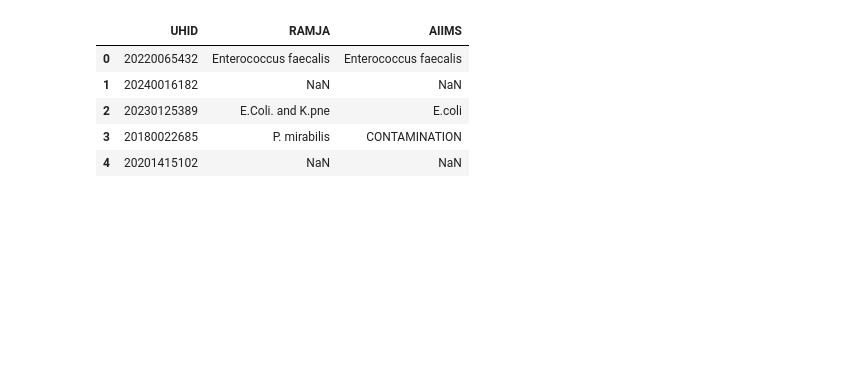
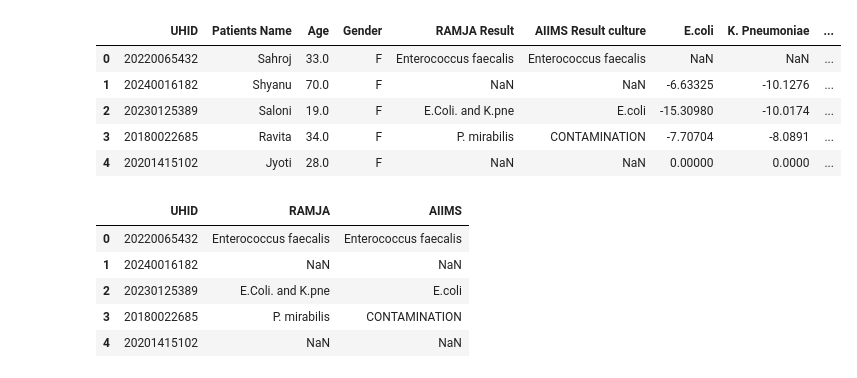
Before and after one commit to neeliit/DiagnosticsPy, a Jupyter notebook: comparision.ipynb, the cells around one changed output. Saved outputs shown, nothing was run; the diff lists cells and outputs as text; code cells hidden in the pictures; blank space fills up the shorter version.

```diff
--- a/comparision.ipynb
+++ b/comparision.ipynb
@@ -3,4 +3,14 @@ import pandas as pd
 import numpy as np
 pd.set_option('display.max_rows', None)
 pd.set_option('display.max_columns', None)
+# %%
+dataset = pd.read_excel("RAWLOT1.xlsx")
+dataset.head()
+# %% [output]
+|  | UHID | Patients Name | Age | Gender | RAMJA Result | AIIMS Result culture | E.coli | K. Pneumoniae | ... |
+| 0 | 20220065432 | Sahroj | 33.0 | F | Enterococcus faecalis | Enterococcus faecalis | NaN | NaN | ... |
+| 1 | 20240016182 | Shyanu | 70.0 | F | NaN | NaN | -6.63325 | -10.1276 | ... |
+| 2 | 20230125389 | Saloni | 19.0 | F | E.Coli. and K.pne | E.coli | -15.30980 | -10.0174 | ... |
+| 3 | 20180022685 | Ravita | 34.0 | F | P. mirabilis | CONTAMINATION | -7.70704 | -8.0891 | ... |
+| 4 | 20201415102 | Jyoti | 28.0 | F | NaN | NaN | 0.00000 | 0.0000 | ... |
 # %%
```
Also changed, not shown: parts of 31 cells of this notebook, 1 other file.
